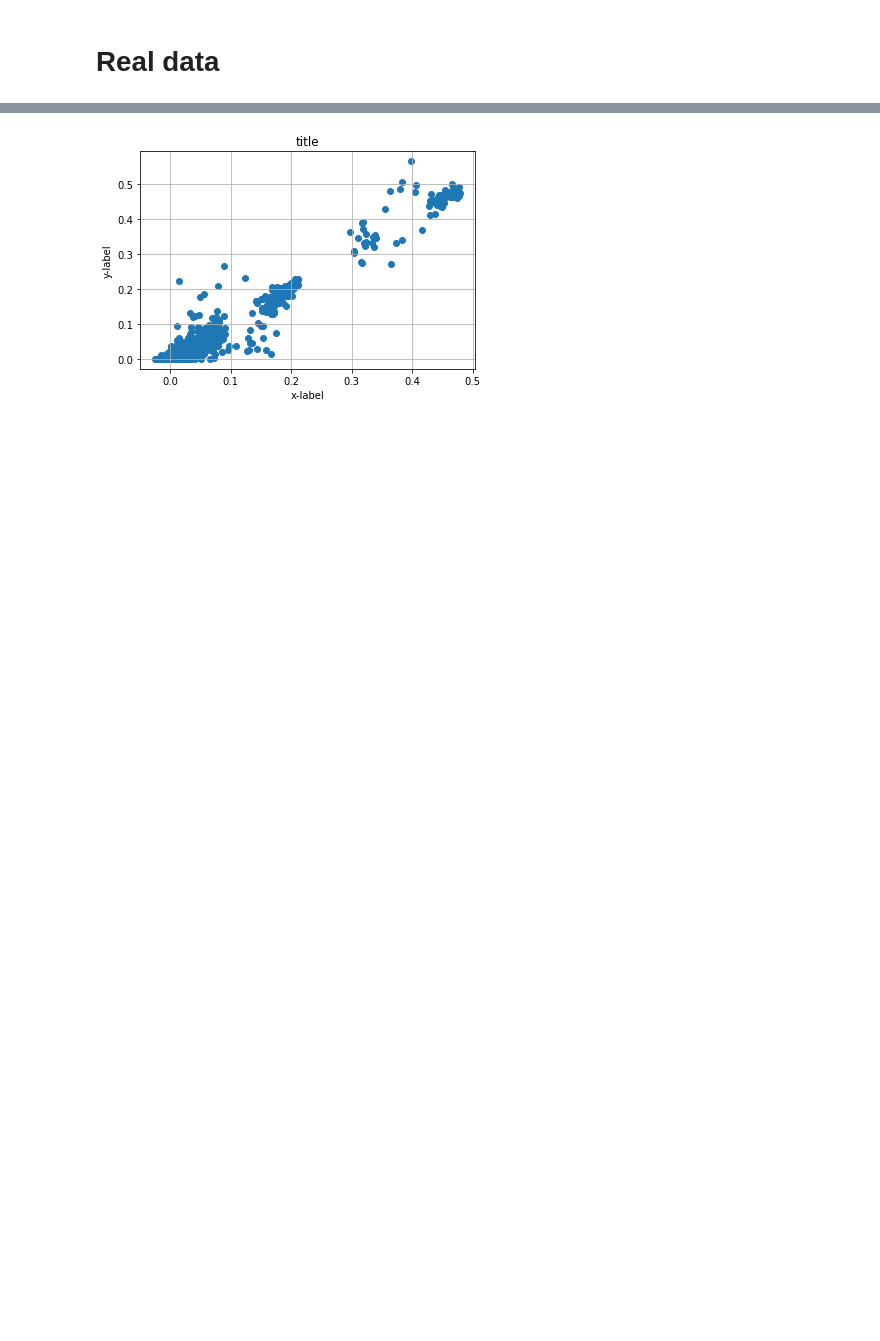
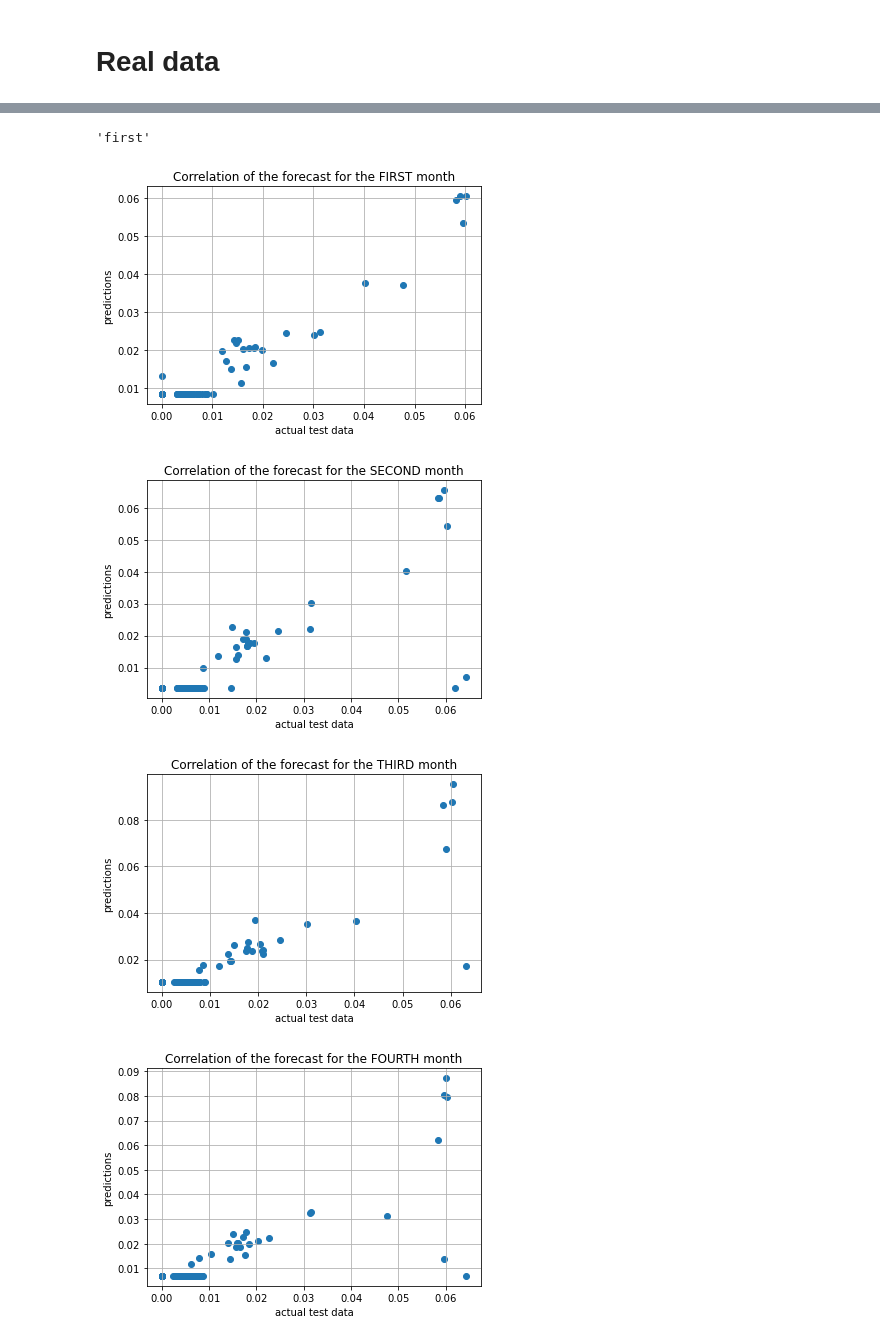
Before and after one commit to Yaccoub/Co-Tour, a Jupyter notebook: notebooks/hotspot_forecast_train.ipynb, the cells around one changed output, grey strips where cells are left out. Saved outputs shown, nothing was run; the diff lists cells and outputs as text; code cells hidden in the pictures; blank space fills up the shorter version.

Commit message:
Basic setup multiple month forecast for every place

```diff
--- a/notebooks/hotspot_forecast_train.ipynb
+++ b/notebooks/hotspot_forecast_train.ipynb
@@ -176,6 +277,4 @@ n_steps = 5
 dropNan = False
 shuffle = True
 # %%
-X_Data, y_Data_comp = create_sequences(dataset, n_steps, dropNan)
-# Drop the featurs that we don't want to predict
-y_Data = y_Data_comp[:,:28]
+X_Data, y_Data_comp = create_sequences(dataset, n_steps, output_len, dropNan)
@@ -181,0 +285,5 @@ y_Data = y_Data_comp[:,:28]
+# %%
+# Specify the wanted place
+idx = 0
+y_Data = y_Data_comp[:,:,idx]
+y_Data.shape
@@ -200,8 +310,9 @@ model.summary()
 history = model.fit(
     X_train,
     y_train,
-    batch_size=32,
+    batch_size=1,
     epochs=100,
+    verbose=0,
     validation_data=(X_test, y_test),
     callbacks=[
         EarlyStopping(patience=10),
@@ -296,14 +397,27 @@ print(predictions)
+# %%
+month = ["first", "second", "third", "fourth"]
+month[0]
+# %% [output]
+'first'
 # %%
 # Visualize the data
-plt.figure()
-plt.scatter(predictions,y_test)
-plt.grid(True)
-plt.title("title")
-plt.xlabel("x-label")
-plt.ylabel("y-label")
-plt.show()
+for i in np.arange(predictions.shape[1]):
+    month = ["FIRST", "SECOND", "THIRD", "FOURTH"]
+    fig = plt.figure()
+    plt.scatter(y_test[:,i],predictions[:,i])
+    plt.grid(True)
+    plt.title("Correlation of the forecast for the "+month[i]+" month")
+    plt.xlabel("actual test data")
+    plt.ylabel("predictions")
+    Figure = "../img/Forecast.png"
+    fig.savefig(Figure)
+    plt.show()
+    mlflow.log_artifact(Figure)
 # %% [output]
-[figure, old version]
+[figure, new version]
+[figure, added]
+[figure, added]
+[figure, added]
 # %%
 # calculate Pearson's correlation
 li = []
```
Also changed, not shown: parts of 28 cells of this notebook, 1 other file.
